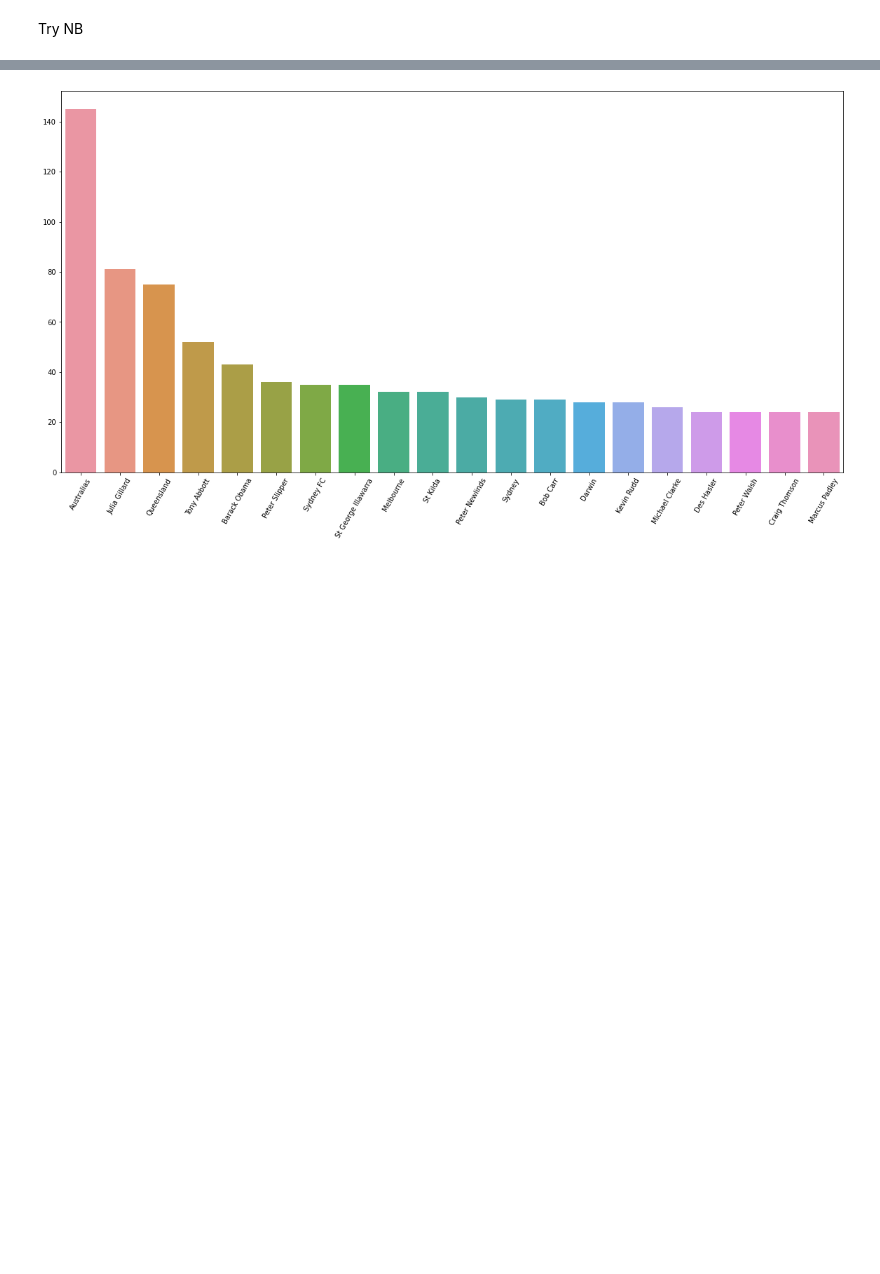
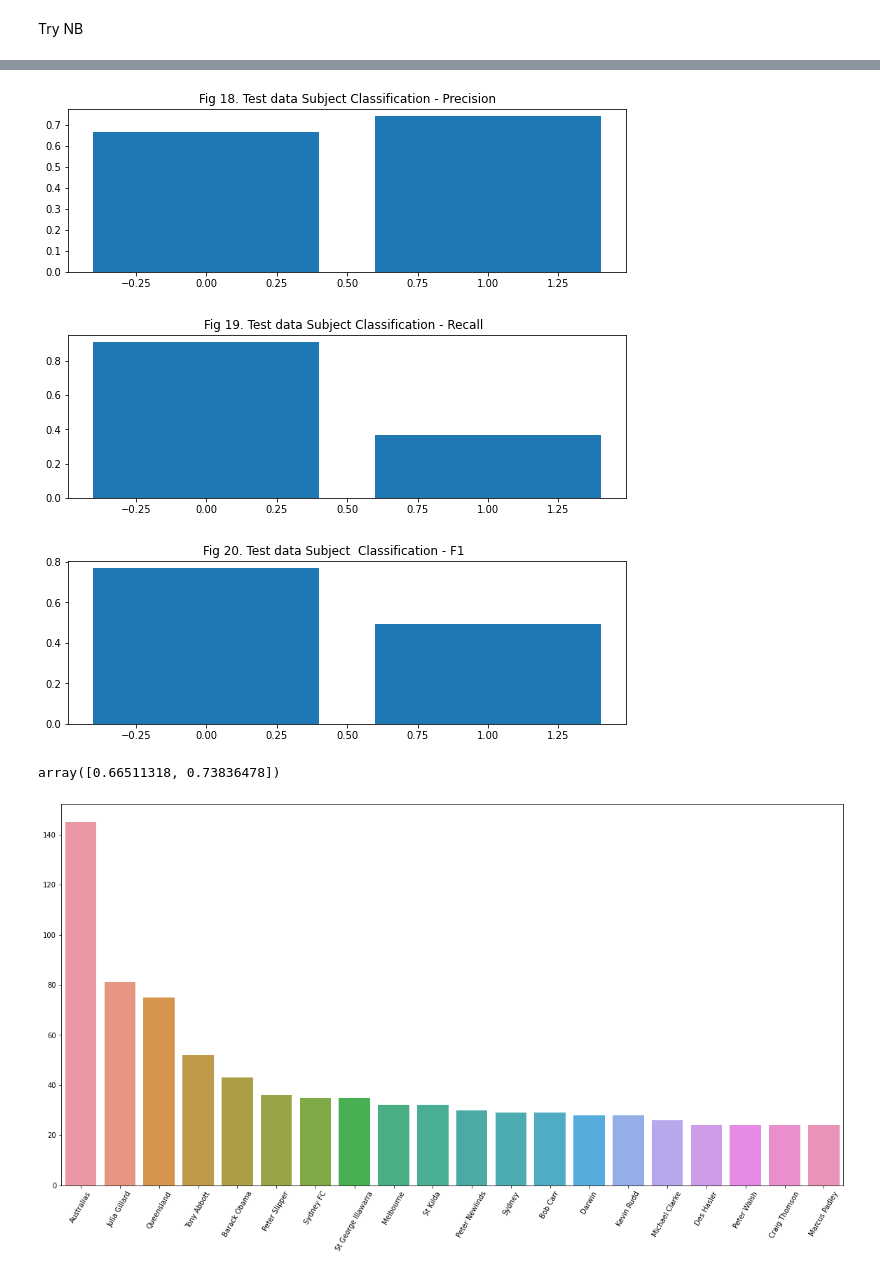
Before and after one commit to ChrisFJardine/Masterclass, a Jupyter notebook: CJardineAssignment3__NER.ipynb, the cells around one changed output, grey strips where cells are left out. Saved outputs shown, nothing was run; the diff lists cells and outputs as text; code cells hidden in the pictures; blank space fills up the shorter version.

```diff
--- a/CJardineAssignment3__NER.ipynb
+++ b/CJardineAssignment3__NER.ipynb
@@ -149,3 +173,31 @@ data.to_csv('/content/drive/MyDrive/Colab Notebooks/Assignment 3/NER_data.csv',
+# %%
+#Visualise model peformance on test data
+labels = list(set(test_y))
+accuracy = accuracy_score(test_y, predicted)
+precision = precision_score(test_y, predicted, average=None, zero_division = 1, pos_label=None, labels = labels)
+recall = recall_score(test_y, predicted, average=None, pos_label=None, labels = labels )
+f1 = f1_score(test_y, predicted, average=None, pos_label=None, labels = labels)
+plt.rcParams["figure.figsize"] = (10,3)
+plt.bar(labels, precision)
+plt.title('Fig 18. Test data Subject Classification - Precision')
+#plt.xticks(rotation = 'vertical')
+plt.show()
+
+plt.bar(labels, recall)
+plt.title('Fig 19. Test data Subject Classification - Recall  ')
+plt.show()
+
+plt.bar(labels, f1)
+plt.title('Fig 20. Test data Subject  Classification - F1       ')
+plt.show()
+# %% [output]
+[figure, added]
+[figure, added]
+[figure, added]
+# %%
+precision
+# %% [output]
+array([0.66511318, 0.73836478])
 # %%
 def extract_named_enities(df, stopnames = []):
   list_ents = []
```
Also changed, not shown: parts of 9 cells of this notebook.
